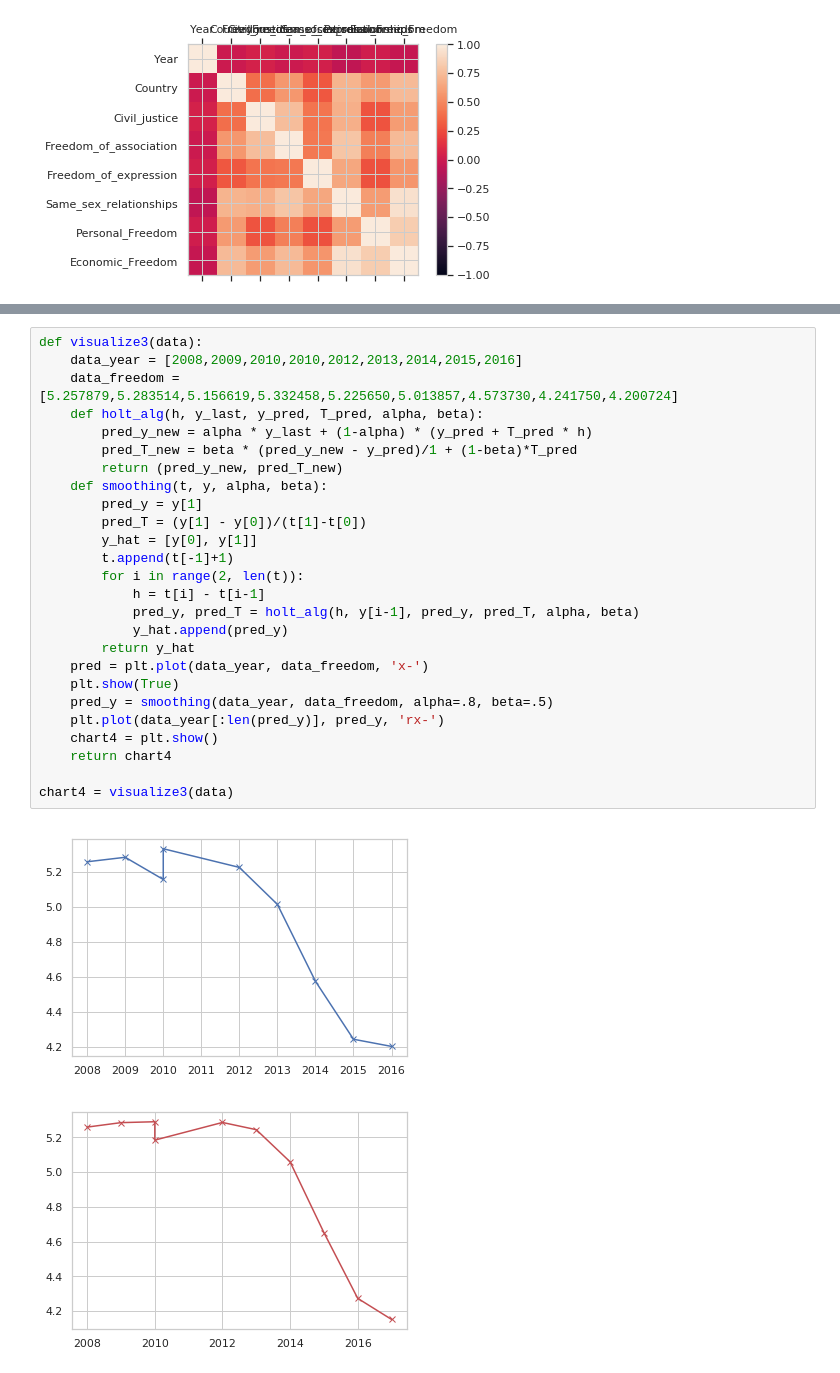
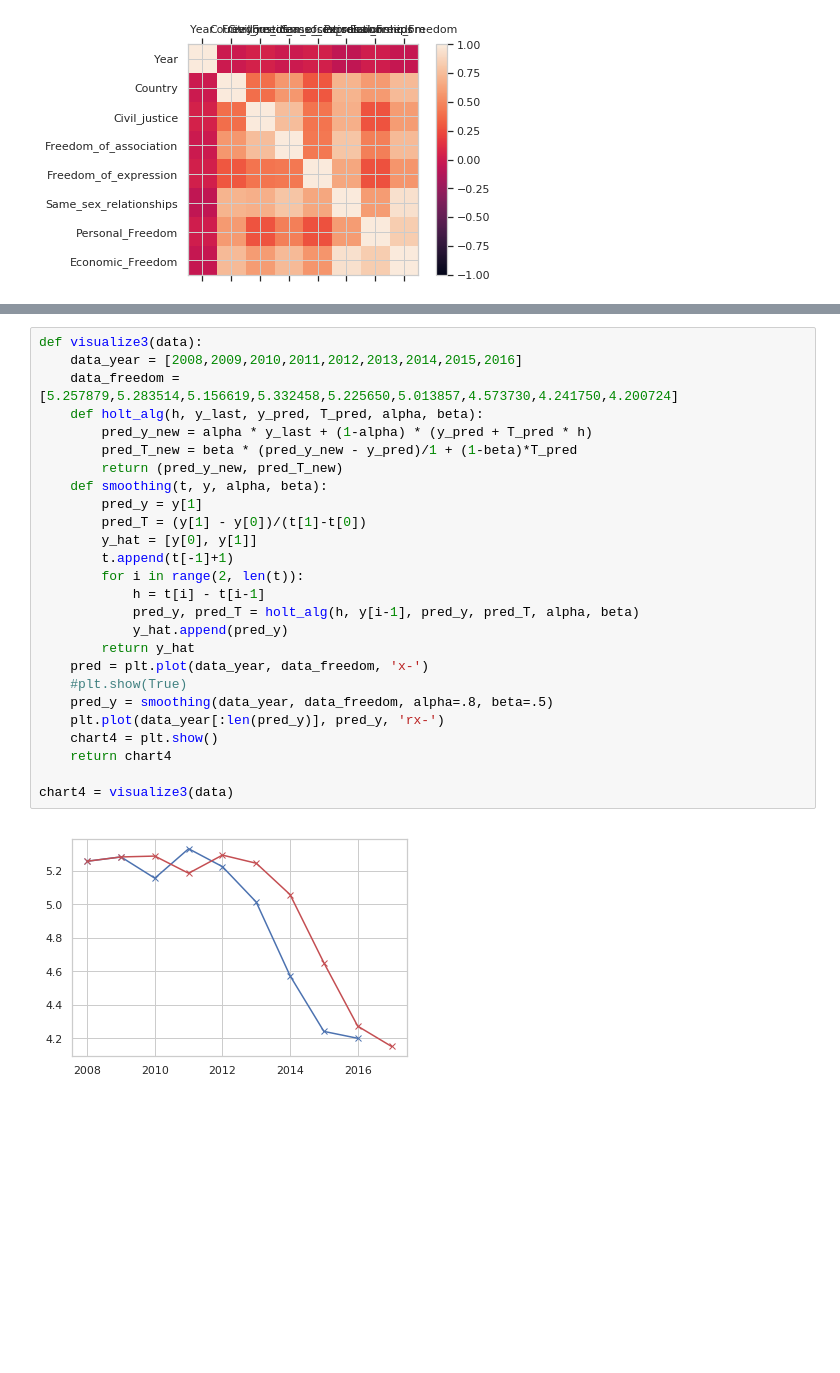
Before and after one commit to alejandroperela/datamad0119, a Jupyter notebook: module-1/pipelines-project/your-code/Untitled.ipynb, the cells around one changed output, grey strips where cells are left out. Drawn from its saved outputs; the diff is of its cells as text; blank space fills up the shorter version.

```diff
--- a/module-1/pipelines-project/your-code/Untitled.ipynb
+++ b/module-1/pipelines-project/your-code/Untitled.ipynb
@@ -239,30 +229,29 @@ IndexError: list index out of range
 # %%
 def visualize3(data):
-    data_year = [2008,2009,2010,2010,2012,2013,2014,2015,2016]
+    data_year = [2008,2009,2010,2011,2012,2013,2014,2015,2016]
     data_freedom = [5.257879,5.283514,5.156619,5.332458,5.225650,5.013857,4.573730,4.241750,4.200724]
     def holt_alg(h, y_last, y_pred, T_pred, alpha, beta):
         pred_y_new = alpha * y_last + (1-alpha) * (y_pred + T_pred * h)
         pred_T_new = beta * (pred_y_new - y_pred)/1 + (1-beta)*T_pred
         return (pred_y_new, pred_T_new)
     def smoothing(t, y, alpha, beta):
         pred_y = y[1]
         pred_T = (y[1] - y[0])/(t[1]-t[0])
         y_hat = [y[0], y[1]]
         t.append(t[-1]+1)
         for i in range(2, len(t)):
             h = t[i] - t[i-1]
             pred_y, pred_T = holt_alg(h, y[i-1], pred_y, pred_T, alpha, beta)
             y_hat.append(pred_y)
         return y_hat
     pred = plt.plot(data_year, data_freedom, 'x-')
-    plt.show(True)
+    #plt.show(True)
     pred_y = smoothing(data_year, data_freedom, alpha=.8, beta=.5)
     plt.plot(data_year[:len(pred_y)], pred_y, 'rx-')
     chart4 = plt.show()
     return chart4
 
 chart4 = visualize3(data)
 # %% [output]
-[figure, old version]
+[figure, new version]
-[figure, removed]
 # %%
```
Also changed, not shown: parts of 4 cells of this notebook, 2 other files.
